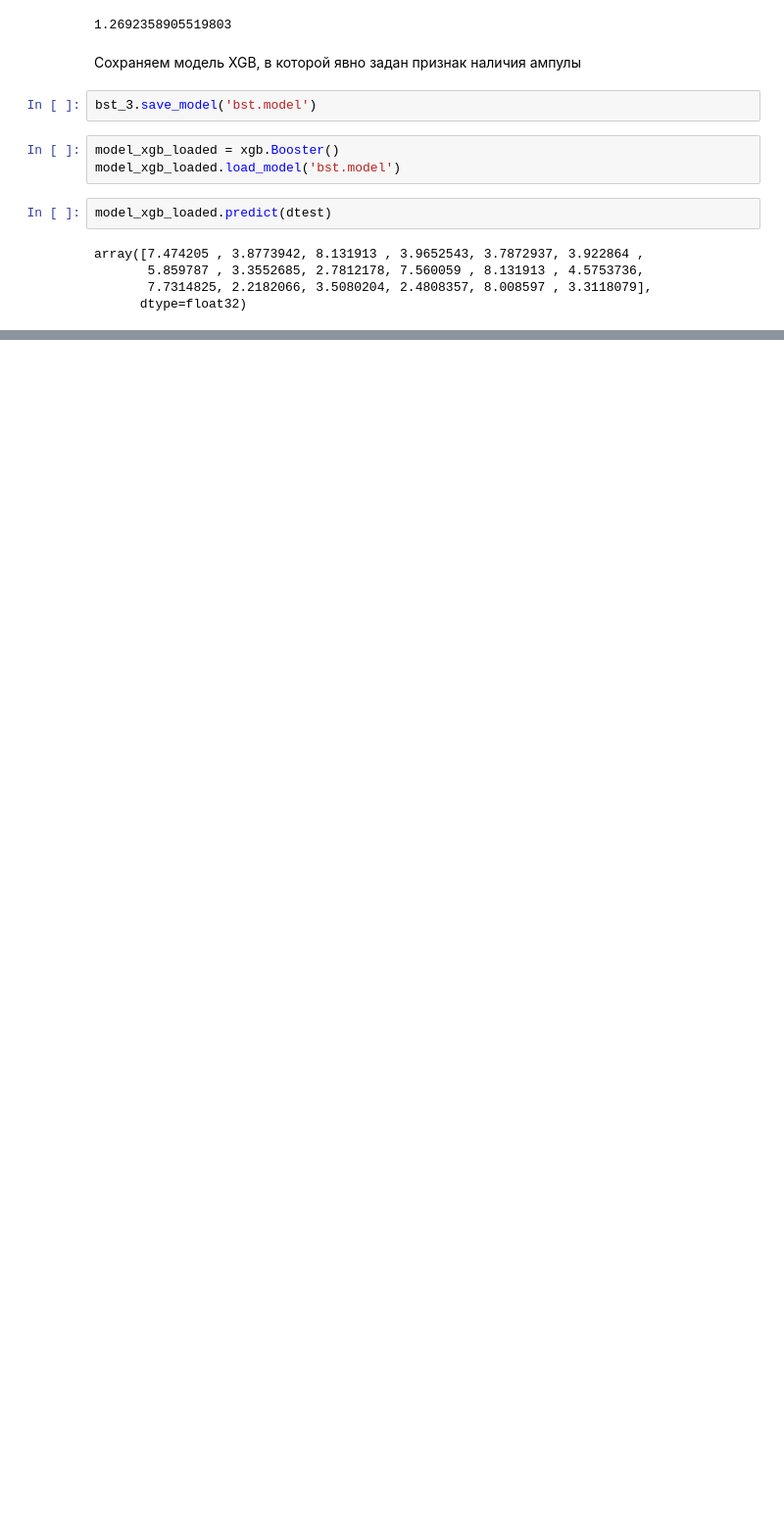
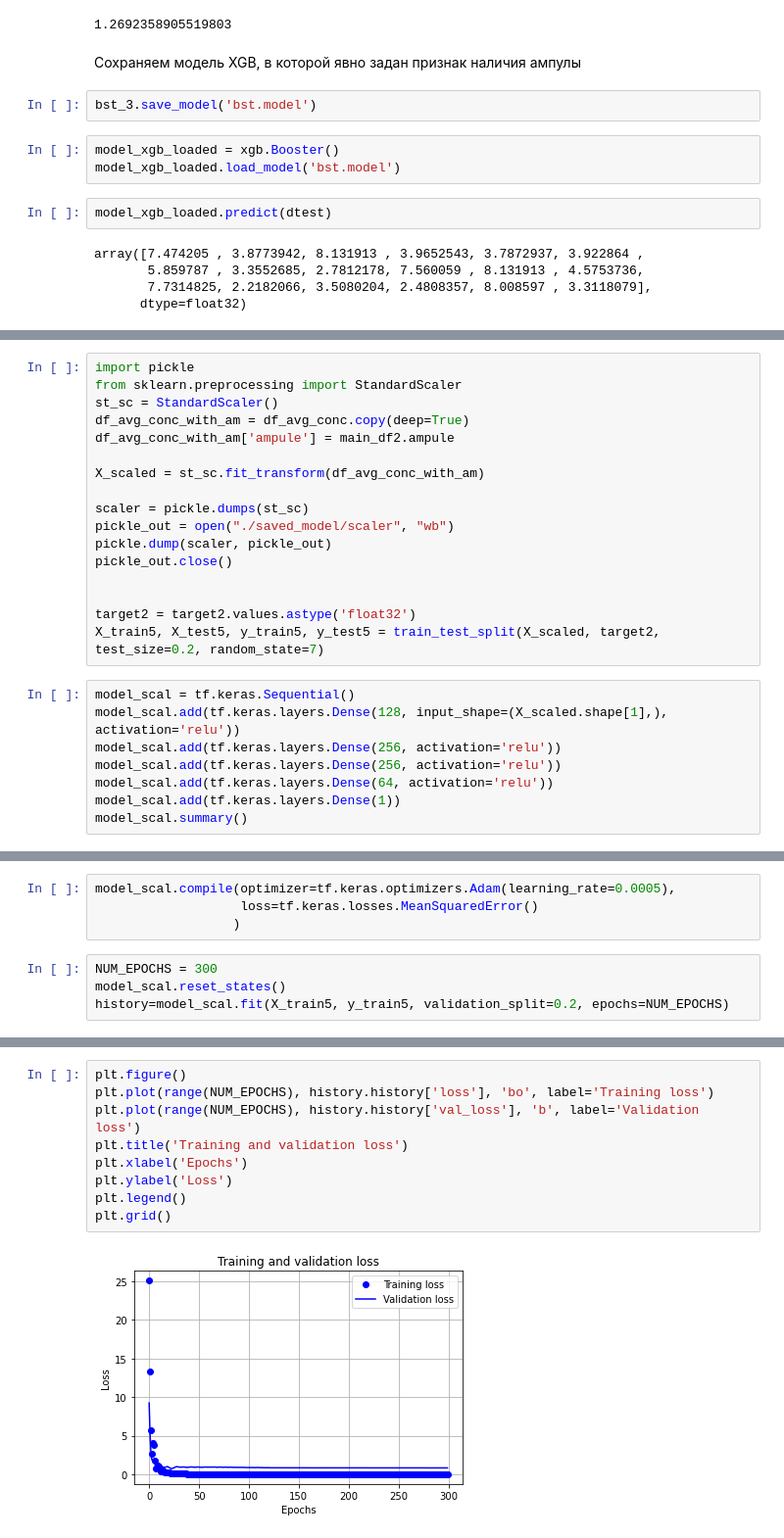
Before and after one commit to KruglikovAnton/burn-up-to-massive, a Jupyter notebook: Building_regression_model.ipynb, the cells around one changed output, grey strips where cells are left out. Shown at 98% size. Saved outputs shown, nothing was run; the diff lists cells and outputs as text; blank space fills up the shorter version.

Commit message:
nn after standard scaler created with better error. scaler and model saved separetly for loading with app

```diff
--- a/Building_regression_model.ipynb
+++ b/Building_regression_model.ipynb
@@ -1078,0 +1079,25 @@ array([7.474205 , 3.8773942, 8.131913 , 3.9652543, 3.7872937, 3.922864 ,
+# %%
+import pickle
+from sklearn.preprocessing import StandardScaler
+st_sc = StandardScaler()
+df_avg_conc_with_am = df_avg_conc.copy(deep=True)
+df_avg_conc_with_am['ampule'] = main_df2.ampule
+
+X_scaled = st_sc.fit_transform(df_avg_conc_with_am)
+
+scaler = pickle.dumps(st_sc)
+pickle_out = open("./saved_model/scaler", "wb")
+pickle.dump(scaler, pickle_out)
+pickle_out.close()
+
+
+target2 = target2.values.astype('float32')
+X_train5, X_test5, y_train5, y_test5 = train_test_split(X_scaled, target2, test_size=0.2, random_state=7)
+# %%
+model_scal = tf.keras.Sequential()
+model_scal.add(tf.keras.layers.Dense(128, input_shape=(X_scaled.shape[1],), activation='relu'))
+model_scal.add(tf.keras.layers.Dense(256, activation='relu'))
+model_scal.add(tf.keras.layers.Dense(256, activation='relu'))
+model_scal.add(tf.keras.layers.Dense(64, activation='relu'))
+model_scal.add(tf.keras.layers.Dense(1))
+model_scal.summary()
@@ -1078,0 +1124,8 @@ array([7.474205 , 3.8773942, 8.131913 , 3.9652543, 3.7872937, 3.922864 ,
+# %%
+model_scal.compile(optimizer=tf.keras.optimizers.Adam(learning_rate=0.0005),
+                   loss=tf.keras.losses.MeanSquaredError()
+                  )
+# %%
+NUM_EPOCHS = 300
+model_scal.reset_states()
+history=model_scal.fit(X_train5, y_train5, validation_split=0.2, epochs=NUM_EPOCHS)
@@ -1078,0 +1150,11 @@ array([7.474205 , 3.8773942, 8.131913 , 3.9652543, 3.7872937, 3.922864 ,
+# %%
+plt.figure()
+plt.plot(range(NUM_EPOCHS), history.history['loss'], 'bo', label='Training loss')
+plt.plot(range(NUM_EPOCHS), history.history['val_loss'], 'b', label='Validation loss')
+plt.title('Training and validation loss')
+plt.xlabel('Epochs')
+plt.ylabel('Loss')
+plt.legend()
+plt.grid()
+# %% [output]
+[figure, added]
```
Also changed, not shown: parts of 14 cells of this notebook, 2 other files.
